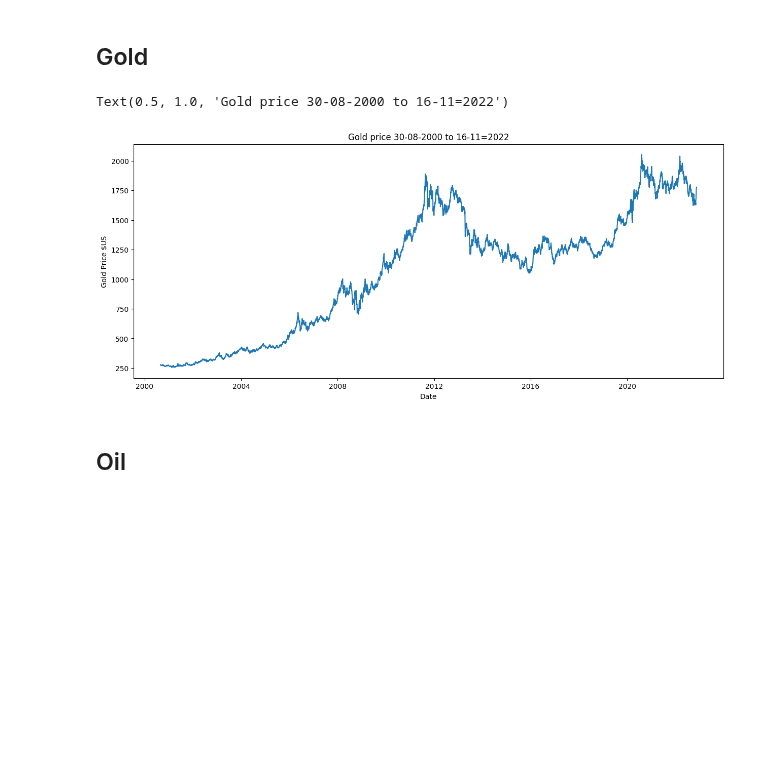
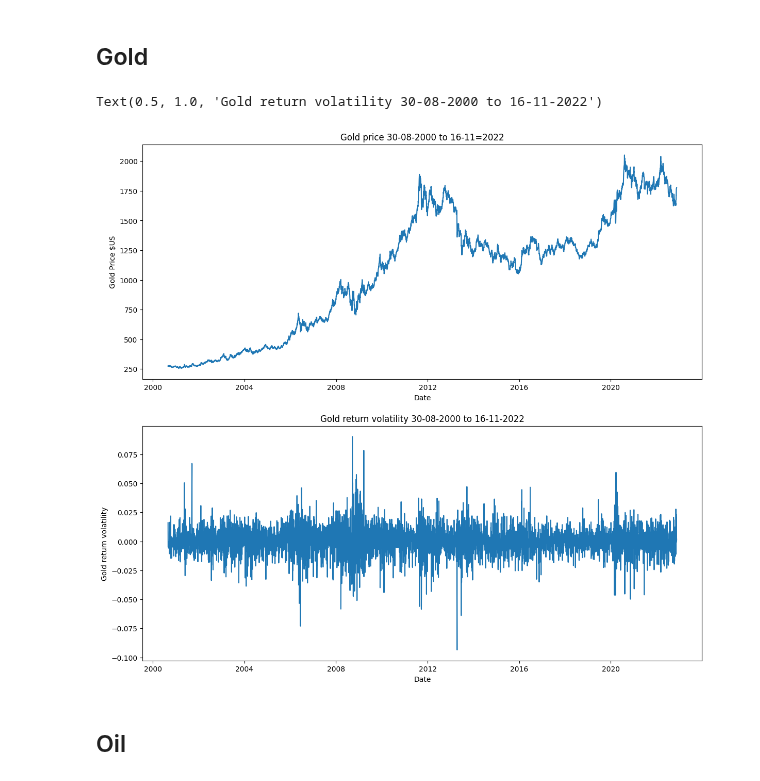
Before and after one commit to maxbranting/gold-forecast, a Jupyter notebook: data.ipynb, the cells around one changed output. Saved outputs shown, nothing was run; the diff lists cells and outputs as text; code cells hidden in the pictures; blank space fills up the shorter version.

Commit message:
finished plots

```diff
--- a/data.ipynb
+++ b/data.ipynb
@@ -18,2 +18,8 @@ df = dfd['Close']
 # %% [output]
 [*********************100%***********************]  4 of 4 completed
+# %%
+df = pd.read_csv(r'C:\Users\maxim\Documents\GitHub\gold-forecast\oilgoldspftse.csv')
+df.set_index('Date', drop=True, inplace=True)
+df.set_index(pd.to_datetime(df.index), inplace=True)
+df.rename(columns={'CL=F':'CrudeOil', 'GC=F':'Gold', 'SPY':'S&P500', '^FTSE':'FTSE'}, inplace=True)
+df.head()
@@ -19,0 +34,4 @@ df = dfd['Close']
+# %%
+dfpc = df.copy()
+dfpc = dfpc.pct_change()
+dfpc.head()
@@ -41,5 +67,5 @@ msno.matrix(df)
 # %%
-df = df.dropna()
+#df = df.dropna()
 display(df.head())
 df.tail()
 # %% [output]
@@ -66,14 +92,19 @@ df.tail()
 # %% [markdown]
 ## Gold
 # %%
-fig, ax = plt.subplots(figsize=(15,6))
-sns.lineplot(x=df.index, y='GC=F', data=df)
-ax.set_ylabel('Gold Price $US')
-ax.set_xlabel('Date')
-ax.set_title('Gold price 30-08-2000 to 16-11=2022')
+fig, (ax1, ax2) = plt.subplots(2,figsize=(14,13))
+sns.lineplot(x=df.index, y='Gold', data=df, ax=ax1)
+ax1.set_ylabel('Gold Price $US')
+ax1.set_xlabel('Date')
+ax1.set_title('Gold price 30-08-2000 to 16-11=2022')
+
+sns.lineplot(x=df.index, y='Gold', data=dfpc, ax=ax2)
+ax2.set_ylabel('Gold return volatility')
+ax2.set_xlabel('Date')
+ax2.set_title('Gold return volatility 30-08-2000 to 16-11-2022')
 # %% [output]
-Text(0.5, 1.0, 'Gold price 30-08-2000 to 16-11=2022')
+Text(0.5, 1.0, 'Gold return volatility 30-08-2000 to 16-11-2022')
-[figure, old version]
+[figure, new version]
 # %% [markdown]
 ##  Oil
 # %%
```
Also changed, not shown: parts of 20 cells of this notebook.
